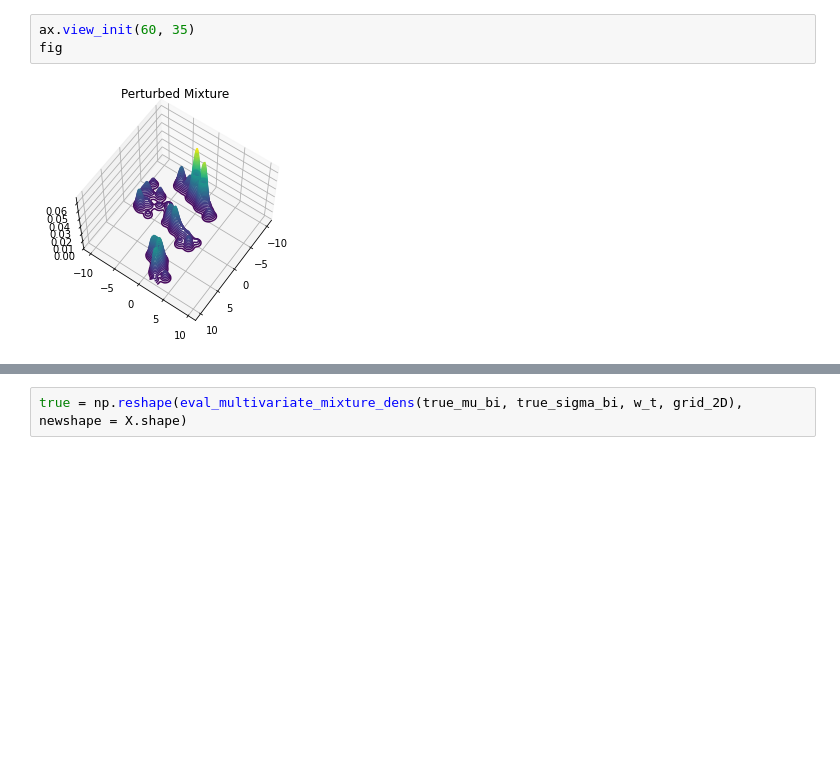
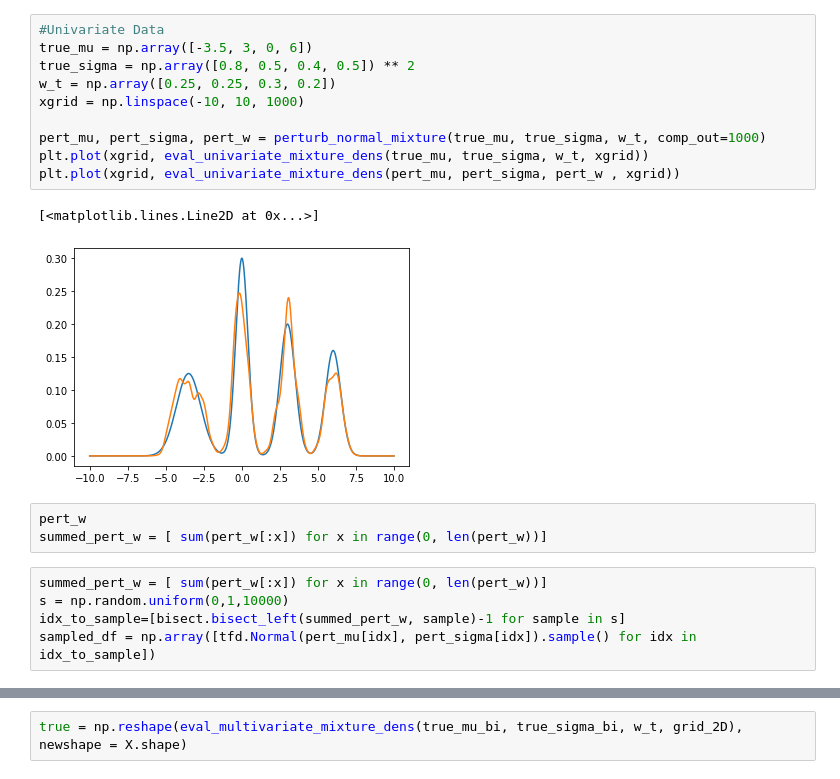
Before and after one commit to LeoPerelli/BayesMixtureModeling, a Jupyter notebook: Project Code/Generator.ipynb, the cells around one changed output, grey strips where cells are left out. Drawn from its saved outputs; the diff is of its cells as text; blank space fills up the shorter version.

```diff
--- a/Project Code/Generator.ipynb
+++ b/Project Code/Generator.ipynb
@@ -94,5 +94,21 @@ ax.set_title('Perturbed Mixture');
-# %%
-ax.view_init(60, 35)
-fig
-# %% [output]
-[figure, removed]
+# %%
+#Univariate Data
+true_mu = np.array([-3.5, 3, 0, 6])
+true_sigma = np.array([0.8, 0.5, 0.4, 0.5]) ** 2
+w_t = np.array([0.25, 0.25, 0.3, 0.2])
+xgrid = np.linspace(-10, 10, 1000)
+
+pert_mu, pert_sigma, pert_w = perturb_normal_mixture(true_mu, true_sigma, w_t, comp_out=1000)
+plt.plot(xgrid, eval_univariate_mixture_dens(true_mu, true_sigma, w_t, xgrid))
+plt.plot(xgrid, eval_univariate_mixture_dens(pert_mu, pert_sigma, pert_w , xgrid))
+# %% [output]
+[<matplotlib.lines.Line2D at 0x...>]
+[figure, added]
+# %%
+pert_w
+summed_pert_w = [ sum(pert_w[:x]) for x in range(0, len(pert_w))]
+# %%
+summed_pert_w = [ sum(pert_w[:x]) for x in range(0, len(pert_w))]
+s = np.random.uniform(0,1,10000)
+idx_to_sample=[bisect.bisect_left(summed_pert_w, sample)-1 for sample in s]
+sampled_df = np.array([tfd.Normal(pert_mu[idx], pert_sigma[idx]).sample() for idx in idx_to_sample])
```
Also changed, not shown: parts of 12 cells of this notebook.
